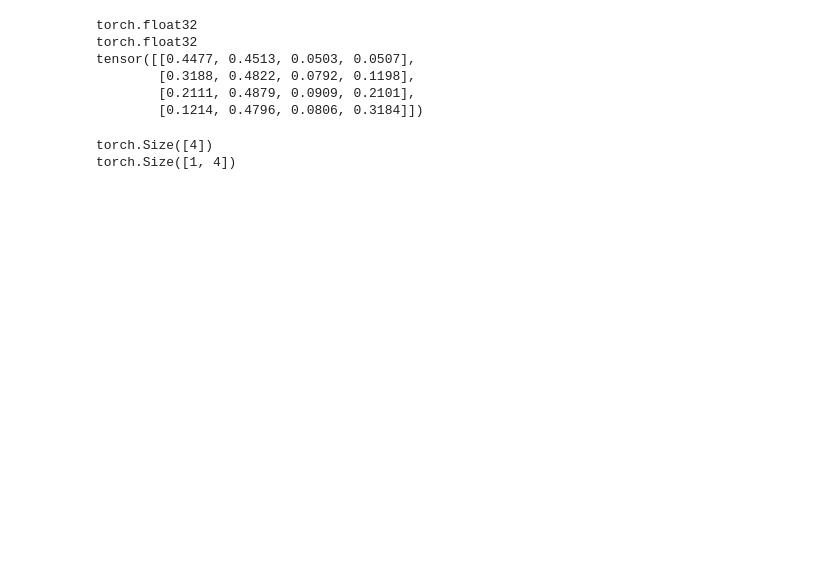
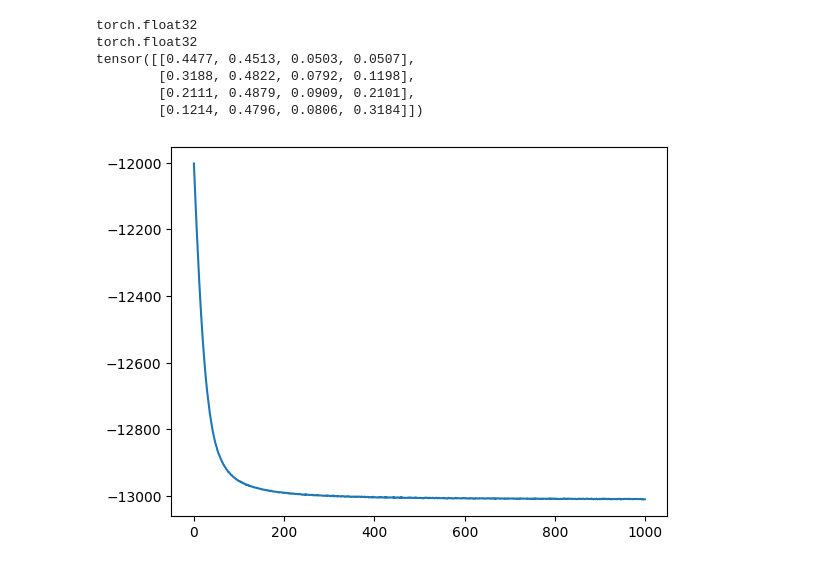
Before and after one commit to ash-ai-safety-hub/g2-lewis, a Jupyter notebook: noisy_IPD.ipynb, the cells around one changed output. Saved outputs shown, nothing was run; the diff lists cells and outputs as text; code cells hidden in the pictures; blank space fills up the shorter version.

```diff
--- a/noisy_IPD.ipynb
+++ b/noisy_IPD.ipynb
@@ -119,19 +134,22 @@ class NoisyIPD:
 #                logit_p_i = torch.log((self.p_i + eps) / (1 - self.p_i + eps)).clone().detach().requires_grad_(True)
 # %%
 
-prisoners_dilemma = torch.tensor([[[3, 0],
-                                   [4, 1]],
+prisoners_dilemma = torch.tensor([[3, 0, 4, 1],
+                                  [3, 4, 0, 1]])
+gamma = 0.999
 
-                                  [[3, 4],
-                                   [0, 1]]])
-
-game_1 = NoisyIPD(game = prisoners_dilemma,
+game_obj = NoisyIPD(game = prisoners_dilemma,
                         p_i = torch.tensor([0.1, 0.2, 0.3, 0.4]).float(),
                         p_j = torch.tensor([0.5, 0.6, 0.7, 0.8]).float(),
                         p = p,
                         gamma = gamma)
 
-storage_vals = game_obj.optimize_pi()
+#storage_vals = game_obj.optimize_pi()
-# %% [output]
-torch.Size([4])
-torch.Size([1, 4])
+# %%
+storage = game_obj.optimize(policy_index=1, num_iterations=1000)
+# %%
+storage['loss']
+plt.plot(storage['loss'])
+plt.show()
+# %% [output]
+[figure, added]
```
Also changed, not shown: parts of 4 cells of this notebook, 2 other files.
